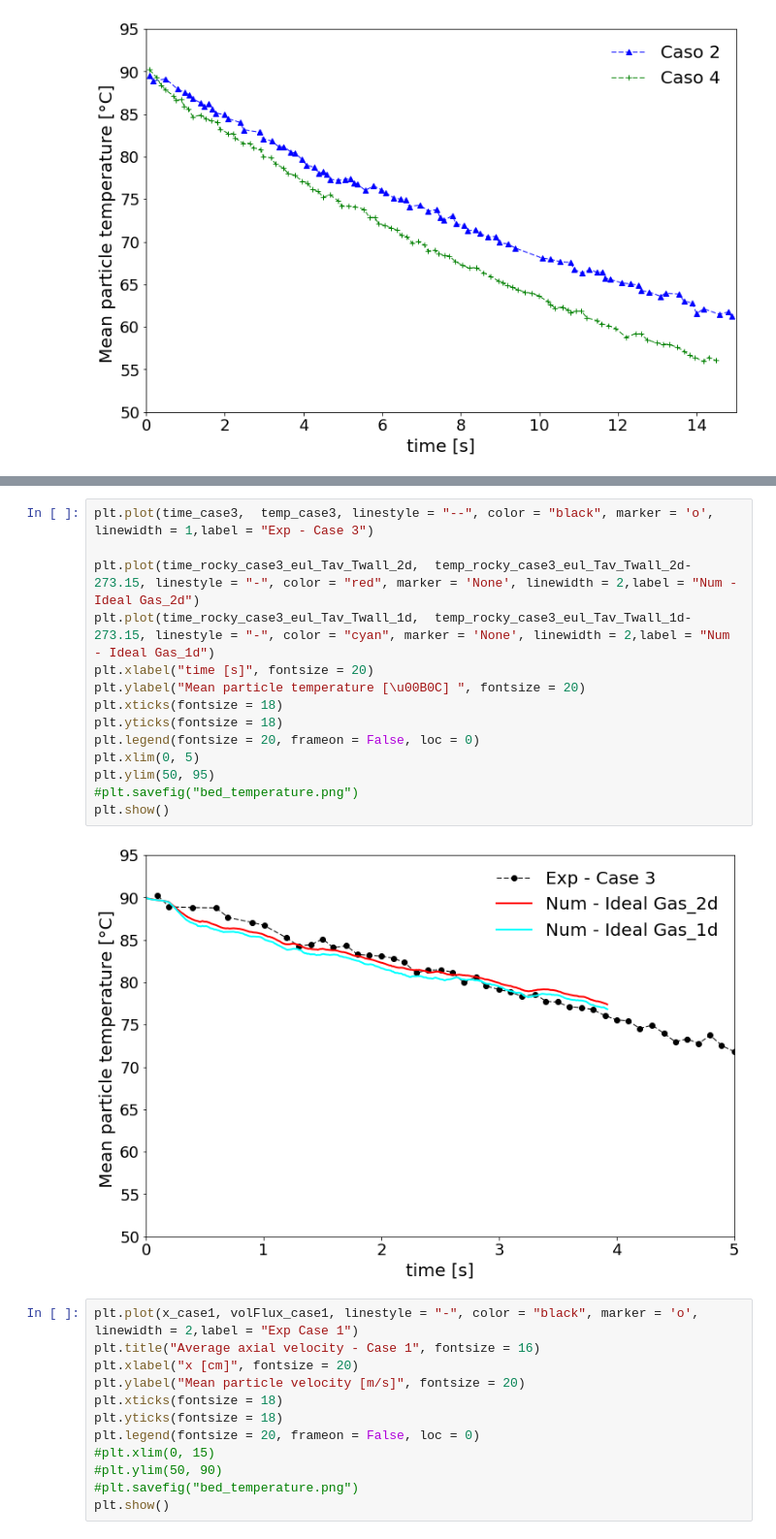
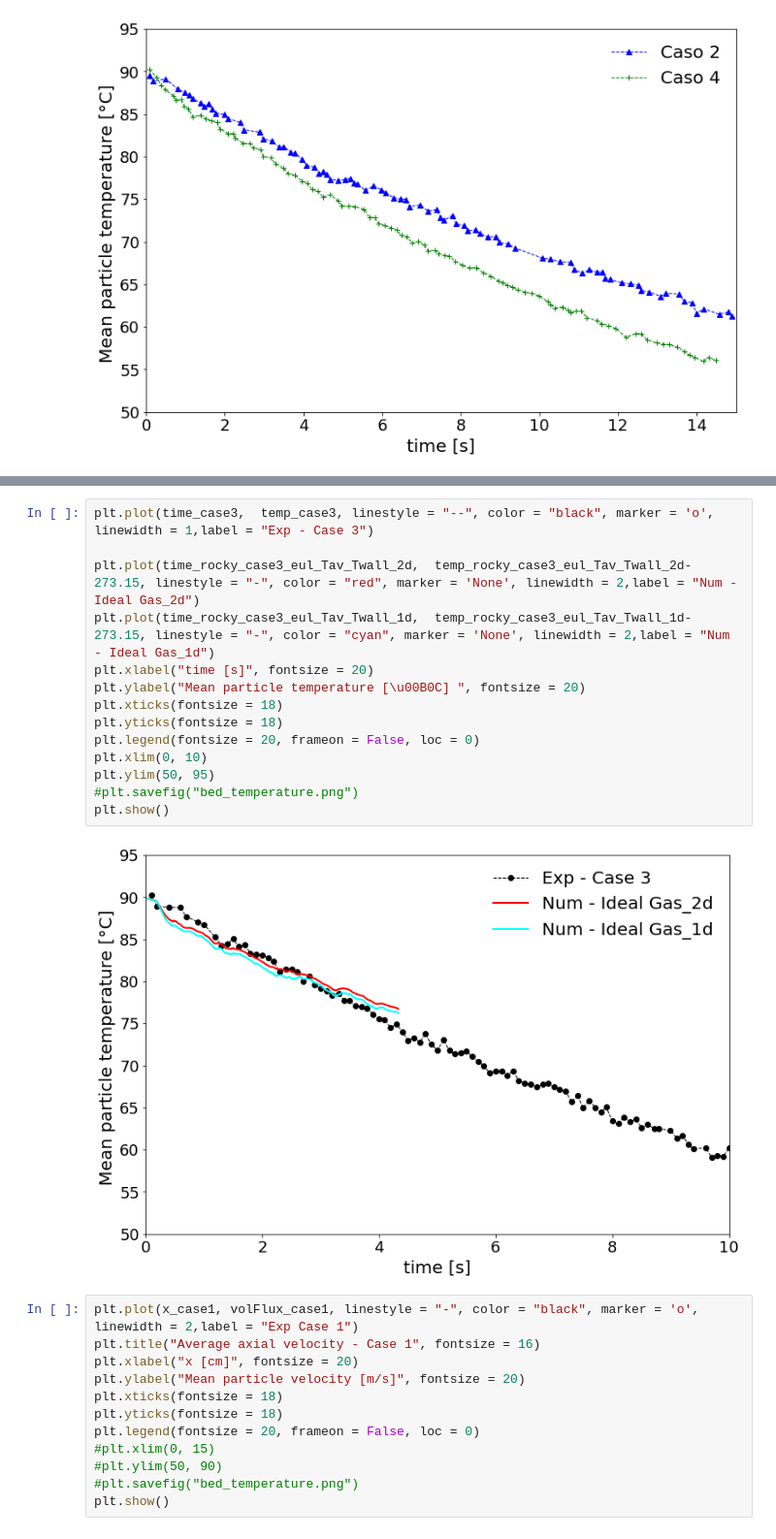
Before and after one commit to lucillalmeida/doutorado-validacoes, a Jupyter notebook: fluidized-bed-patil/Patil-pseudo-2-d-fluidized-bed.ipynb, the cells around one changed output, grey strips where cells are left out. Shown at 97% size. Saved outputs shown, nothing was run; the diff lists cells and outputs as text.

```diff
--- a/fluidized-bed-patil/Patil-pseudo-2-d-fluidized-bed.ipynb
+++ b/fluidized-bed-patil/Patil-pseudo-2-d-fluidized-bed.ipynb
@@ -335,19 +338,19 @@ plt.show()
 # %%
 plt.plot(time_case3,  temp_case3, linestyle = "--", color = "black", marker = 'o', linewidth = 1,label = "Exp - Case 3")
 
 plt.plot(time_rocky_case3_eul_Tav_Twall_2d,  temp_rocky_case3_eul_Tav_Twall_2d-273.15, linestyle = "-", color = "red", marker = 'None', linewidth = 2,label = "Num - Ideal Gas_2d")
 plt.plot(time_rocky_case3_eul_Tav_Twall_1d,  temp_rocky_case3_eul_Tav_Twall_1d-273.15, linestyle = "-", color = "cyan", marker = 'None', linewidth = 2,label = "Num - Ideal Gas_1d")
 plt.xlabel("time [s]", fontsize = 20)
 plt.ylabel("Mean particle temperature [\u00B0C] ", fontsize = 20)
 plt.xticks(fontsize = 18)
 plt.yticks(fontsize = 18)
 plt.legend(fontsize = 20, frameon = False, loc = 0)
-plt.xlim(0, 5)
+plt.xlim(0, 10)
 plt.ylim(50, 95)
 #plt.savefig("bed_temperature.png")
 plt.show()
 # %% [output]
-[figure, old version]
+[figure, new version]
 # %%
 plt.plot(x_case1, volFlux_case1, linestyle = "-", color = "black", marker = 'o', linewidth = 2,label = "Exp Case 1")
 plt.title("Average axial velocity - Case 1", fontsize = 16)
```
Also changed, not shown: parts of 2 cells of this notebook, 4 other files.
